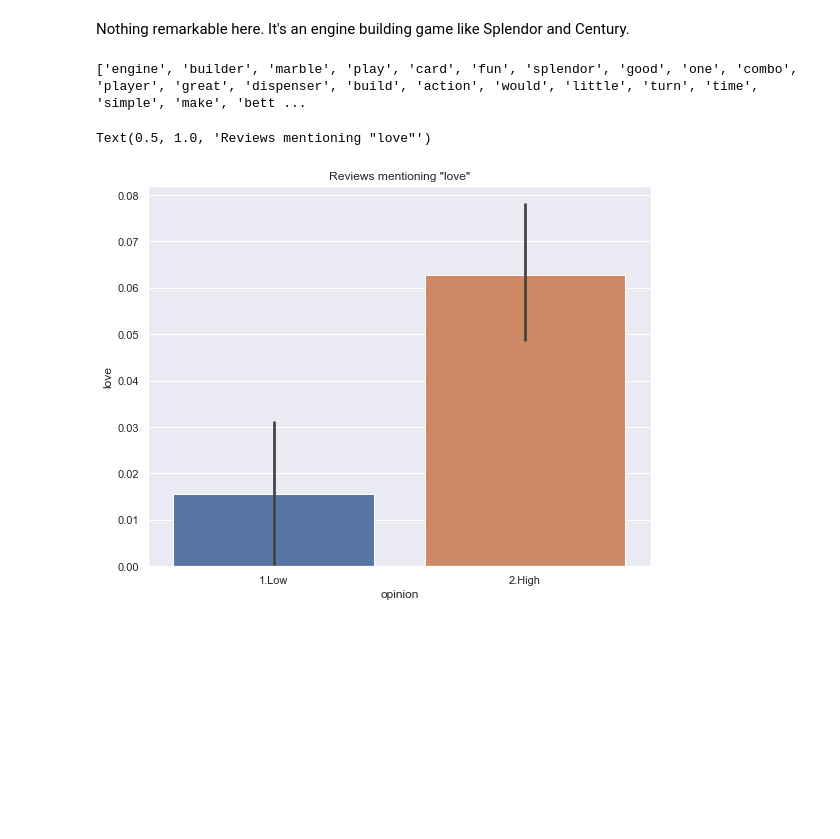
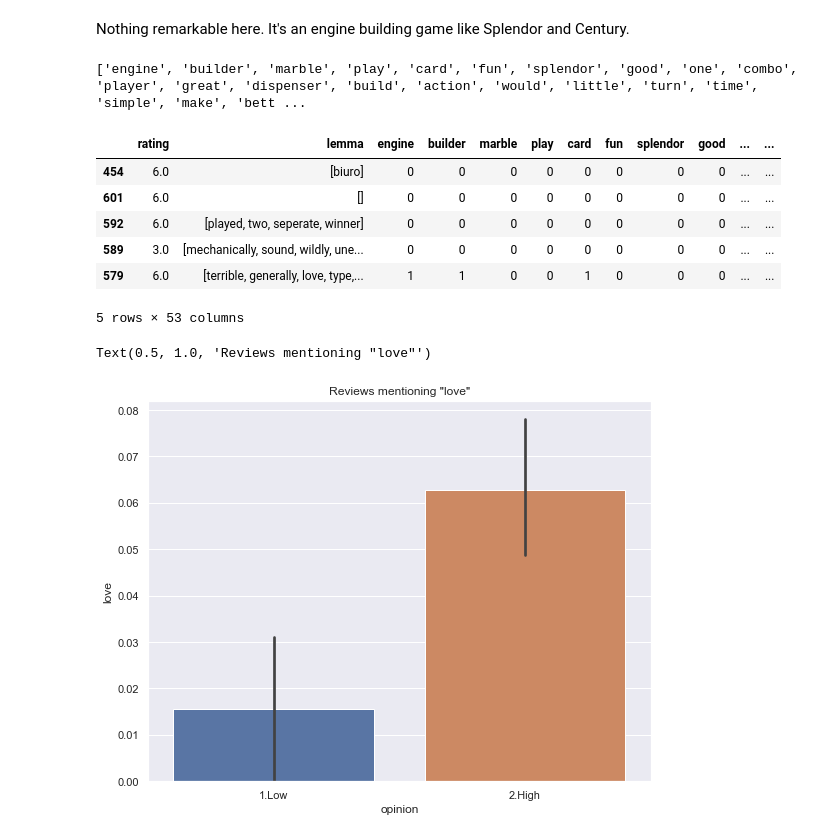
Before and after one commit to MarshallKrakauer/BGGAnalysis, a Jupyter notebook: GameComments.ipynb, the cells around one changed output. Cells and saved outputs as stored; diff of their text form; code cells hidden in the pictures; blank space fills up the shorter version.

```diff
--- a/GameComments.ipynb
+++ b/GameComments.ipynb
@@ -246,6 +247,16 @@ for i in range(len(df_copy)):
 df_copy['opinion'] = df_copy['rating'].apply(make_score_qual)
 # %%
 df_copy.sort_values('opinion', ascending=True, inplace=True)
+# %%
+df_copy.head()
+# %% [output]
+|  | rating | lemma | engine | builder | marble | play | card | fun | splendor | good | ... | ... |
+| 454 | 6.0 | [biuro] | 0 | 0 | 0 | 0 | 0 | 0 | 0 | 0 | ... | ... |
+| 601 | 6.0 | [] | 0 | 0 | 0 | 0 | 0 | 0 | 0 | 0 | ... | ... |
+| 592 | 6.0 | [played, two, seperate, winner] | 0 | 0 | 0 | 0 | 0 | 0 | 0 | 0 | ... | ... |
+| 589 | 3.0 | [mechanically, sound, wildly, une... | 0 | 0 | 0 | 0 | 0 | 0 | 0 | 0 | ... | ... |
+| 579 | 6.0 | [terrible, generally, love, type,... | 1 | 1 | 0 | 0 | 1 | 0 | 0 | 0 | ... | ... |
+5 rows × 53 columns
 # %%
 ax = sns.barplot(data=df_copy,x='opinion',y='love',ci=90)
 ax.set_title('Reviews mentioning "love"')
```
Also changed, not shown: parts of 3 cells of this notebook.
